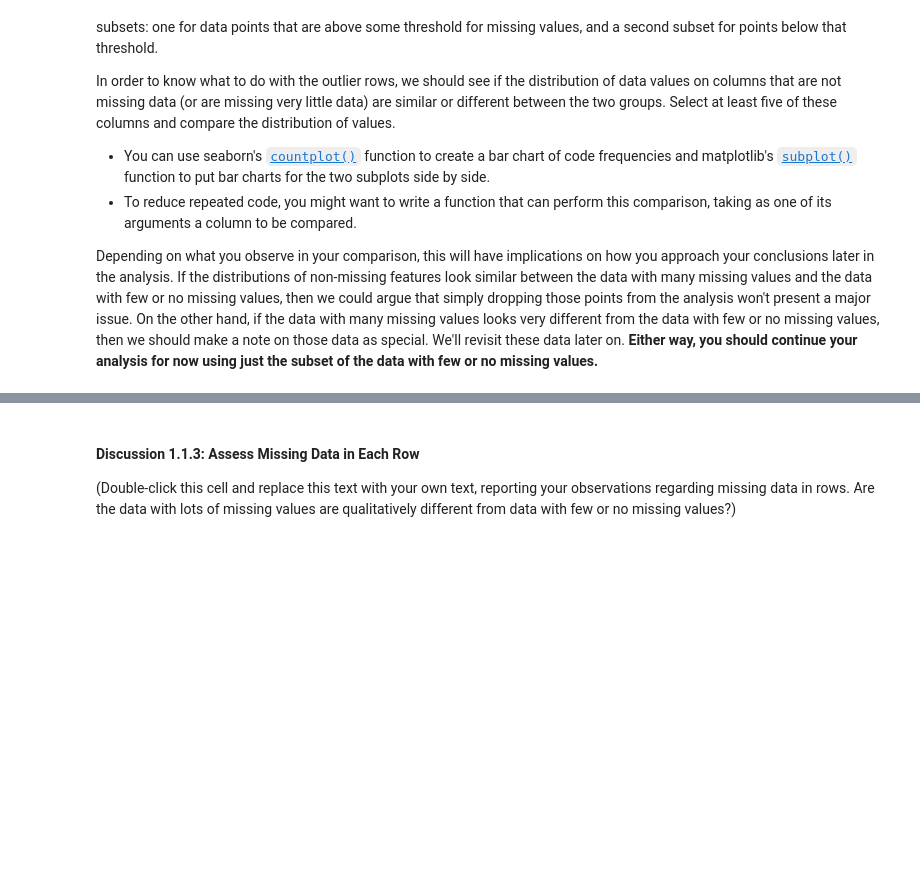
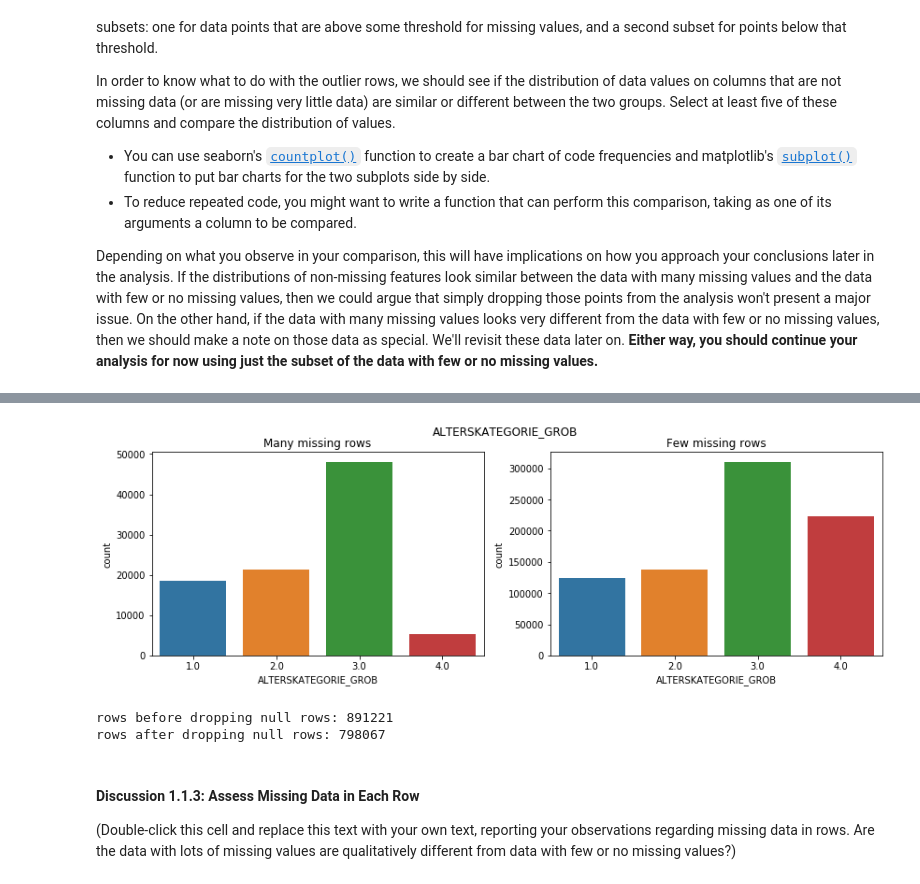
Before and after one commit to vasilkosturski/udacity-ml-intro, a Jupyter notebook: unsupervised-learning/creating-customer-segments/Identify_Customer_Segments.ipynb, the cells around one changed output, grey strips where cells are left out. Saved outputs shown, nothing was run; the diff lists cells and outputs as text; code cells hidden in the pictures; blank space fills up the shorter version.

```diff
--- a/unsupervised-learning/creating-customer-segments/Identify_Customer_Segments.ipynb
+++ b/unsupervised-learning/creating-customer-segments/Identify_Customer_Segments.ipynb
@@ -242,0 +283,19 @@ Depending on what you observe in your comparison, this will have implications on
+# %%
+# Compare the distribution of values for at least five columns where there are
+# no or few missing values, between the two subsets.
+def plot_compare(column):
+    fig = plt.figure(figsize=(14,4))
+    ax1 = fig.add_subplot(121)
+    ax1.title.set_text('Many missing rows')
+    sns.countplot(azdias.loc[rows_many_missing.index,column])
+
+    ax2 = fig.add_subplot(122)
+    ax2.title.set_text('Few missing rows')
+    sns.countplot(azdias.loc[~azdias.index.isin(rows_many_missing.index),column]);
+
+    fig.suptitle(column)
+    plt.show()
+# %%
+plot_compare('ALTERSKATEGORIE_GROB')
+# %% [output]
+[figure, added]
@@ -243,3 +305,14 @@ Depending on what you observe in your comparison, this will have implications on
+# %%
+# Drop rows with many missing values
+
+print('rows before dropping null rows:', azdias.shape[0])
+
+azdias = azdias[~azdias.index.isin(rows_many_missing.index)]
+
+print('rows after dropping null rows:', azdias.shape[0])
+# %% [output]
+rows before dropping null rows: 891221
+rows after dropping null rows: 798067
 # %%
 # How much data is missing in each row of the dataset?
 # %%
```
Also changed, not shown: parts of 27 cells of this notebook.
